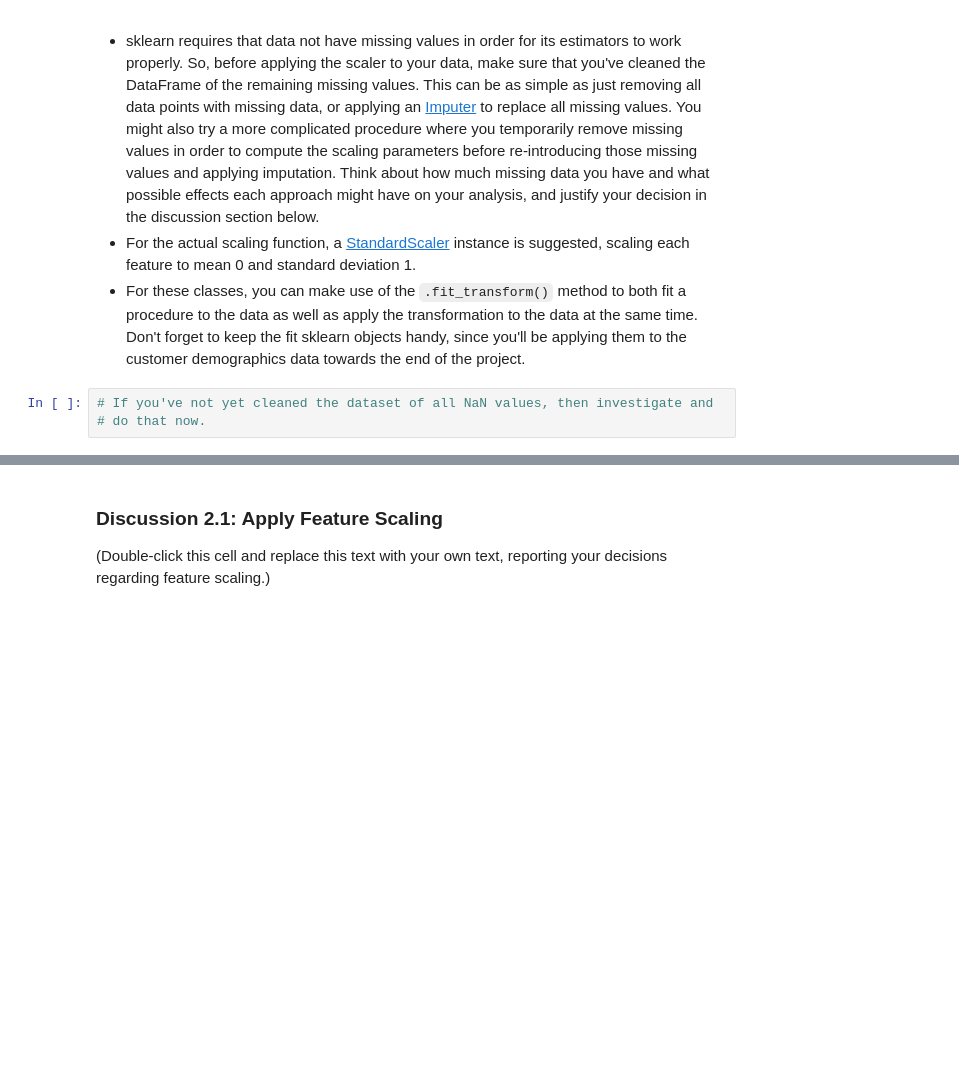
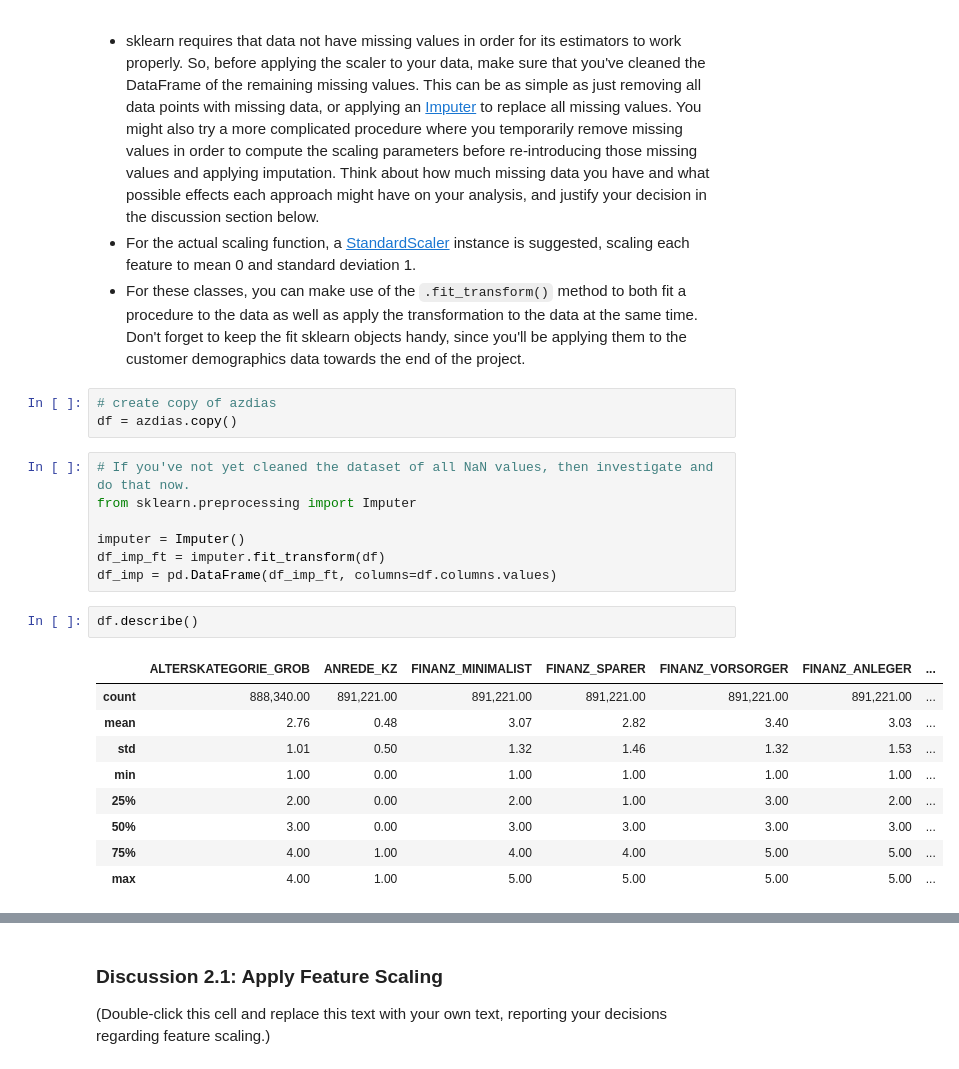
Before and after one commit to marooned20/identify-customer-segments, a Jupyter notebook: Identify_Customer_Segments.ipynb, the cells around one changed output, grey strips where cells are left out. Drawn from its saved outputs; the diff is of its cells as text; blank space fills up the shorter version.

```diff
--- a/Identify_Customer_Segments.ipynb
+++ b/Identify_Customer_Segments.ipynb
@@ -591,6 +611,25 @@ Before we apply dimensionality reduction techniques to the data, we need to perf
 - sklearn requires that data not have missing values in order for its estimators to work properly. So, before applying the scaler to your data, make sure that you've cleaned the DataFrame of the remaining missing values. This can be as simple as just removing all data points with missing data, or applying an [Imputer](http://scikit-learn.org/stable/modules/generated/sklearn.preprocessing.Imputer.html) to replace all missing values. You might also try a more complicated procedure where you temporarily remove missing values in order to compute the scaling parameters before re-introducing those missing values and applying imputation. Think about how much missing data you have and what possible effects each approach might have on your analysis, and justify your decision in the discussion section below.
 - For the actual scaling function, a [StandardScaler](http://scikit-learn.org/stable/modules/generated/sklearn.preprocessing.StandardScaler.html) instance is suggested, scaling each feature to mean 0 and standard deviation 1.
 - For these classes, you can make use of the `.fit_transform()` method to both fit a procedure to the data as well as apply the transformation to the data at the same time. Don't forget to keep the fit sklearn objects handy, since you'll be applying them to the customer demographics data towards the end of the project.
+# %%
+# create copy of azdias
+df = azdias.copy()
 # %%
-# If you've not yet cleaned the dataset of all NaN values, then investigate and
-# do that now.
+# If you've not yet cleaned the dataset of all NaN values, then investigate and do that now.
+from sklearn.preprocessing import Imputer
+
+imputer = Imputer()
+df_imp_ft = imputer.fit_transform(df)
+df_imp = pd.DataFrame(df_imp_ft, columns=df.columns.values)
+# %%
+df.describe()
+# %% [output]
+|  | ALTERSKATEGORIE_GROB | ANREDE_KZ | FINANZ_MINIMALIST | FINANZ_SPARER | FINANZ_VORSORGER | FINANZ_ANLEGER | ... |
+| count | 888,340.00 | 891,221.00 | 891,221.00 | 891,221.00 | 891,221.00 | 891,221.00 | ... |
+| mean | 2.76 | 0.48 | 3.07 | 2.82 | 3.40 | 3.03 | ... |
+| std | 1.01 | 0.50 | 1.32 | 1.46 | 1.32 | 1.53 | ... |
+| min | 1.00 | 0.00 | 1.00 | 1.00 | 1.00 | 1.00 | ... |
+| 25% | 2.00 | 0.00 | 2.00 | 1.00 | 3.00 | 2.00 | ... |
+| 50% | 3.00 | 0.00 | 3.00 | 3.00 | 3.00 | 3.00 | ... |
+| 75% | 4.00 | 1.00 | 4.00 | 4.00 | 5.00 | 5.00 | ... |
+| max | 4.00 | 1.00 | 5.00 | 5.00 | 5.00 | 5.00 | ... |
```
Also changed, not shown: parts of 5 cells of this notebook, 1 other file.
